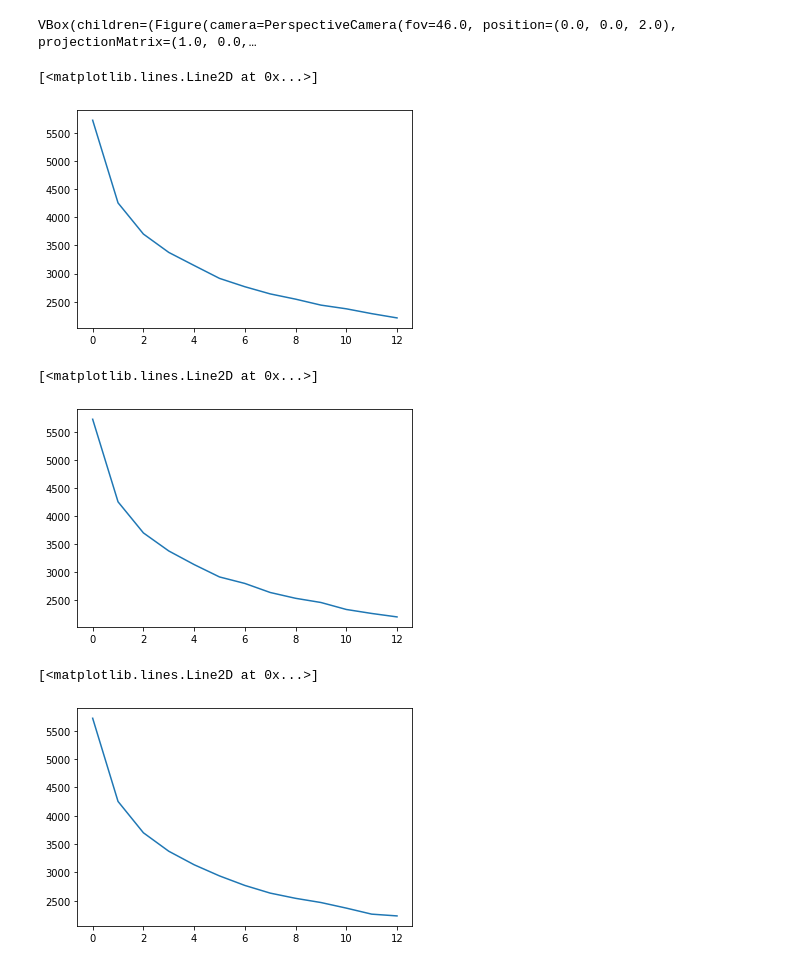
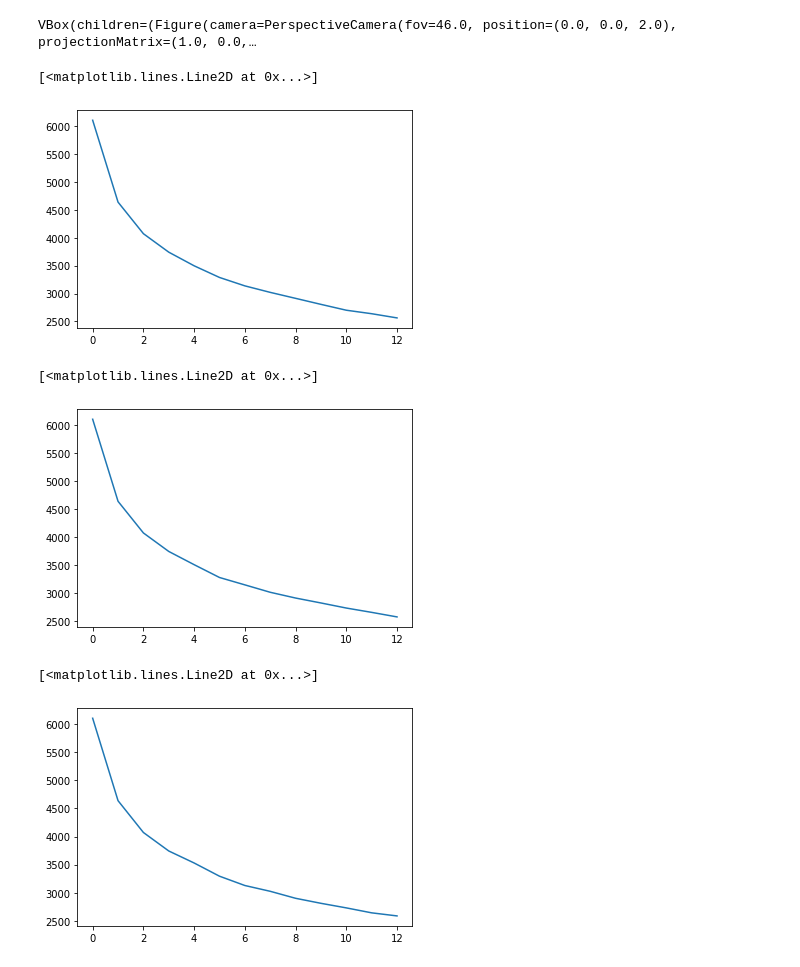
Before and after one commit to sounok1234/Data_Scientist_salalry_analysis, a Jupyter notebook: data_EDA.ipynb, the cells around one changed output. Drawn from its saved outputs; the diff is of its cells as text; code cells hidden in the pictures.

```diff
--- a/data_EDA.ipynb
+++ b/data_EDA.ipynb
@@ -219,8 +252,10 @@ Name: Sector, dtype: int64
+# %%
+new_df_ = pd.concat([new_df, dummy_df2], axis=1)
 # %%
 from sklearn.cluster import KMeans
 from sklearn.preprocessing import StandardScaler
 # %%
-df_test = new_df[['Rating', 'avg_salary', 'age', 'avg_revenue', 'avg_size', 'desc_len']]
+df_test = new_df_[['Rating', 'avg_salary', 'age', 'avg_revenue', 'avg_size', 'desc_len']]
 # %%
 scaler = StandardScaler()
 X = scaler.fit(df_test).transform(df_test)
@@ -284,10 +322,10 @@ ipv.show()
 VBox(children=(Figure(camera=PerspectiveCamera(fov=46.0, position=(0.0, 0.0, 2.0), projectionMatrix=(1.0, 0.0,…
 # %%
 columns_to_normalize = ['Rating', 'avg_salary', 'age', 'avg_revenue', 'avg_size', 'desc_len']
-new_df[columns_to_normalize] = new_df[columns_to_normalize].apply(lambda x: (x - x.mean()) / np.std(x))
+new_df_[columns_to_normalize] = new_df_[columns_to_normalize].apply(lambda x: (x - x.mean()) / np.std(x))
 # %%
-test_df_ = new_df[['Rating', 'avg_salary', 'age', 'avg_revenue', 'avg_size', 'desc_len', 'private', 'python_', 'R_', 'spark_', 'aws_', 'excel_','analyst', 'data engineer', 'data scientist', 'director', 'manager',
-       'mle', 'seniority']]
+test_df_ = new_df_[['Rating', 'avg_salary', 'age', 'avg_revenue', 'avg_size', 'desc_len', 'private', 'python_', 'R_', 'spark_', 'aws_', 'excel_','analyst', 'data engineer', 'data scientist', 'director', 'manager',
+       'mle', 'seniority', 'Bio + Healthcare', 'Defense + Manufacturing + Petroleum', 'Education + Consumer', 'Finance + Legal + Insurance', 'IT + Media + TC', 'Land + Travel']]
 # %%
 matrix = test_df_.to_numpy()
 # %%
@@ -295,35 +333,35 @@ from kmodes.kprototypes import KPrototypes
 # %%
 cost = []
 for num_clusters in list(range(1,14)):
     kproto = KPrototypes(n_clusters=num_clusters, init='Cao')
-    kproto.fit_predict(matrix, categorical=[6, 7, 8, 9, 10, 11, 12, 13, 14, 15, 16, 17, 18])
+    kproto.fit_predict(matrix, categorical=[6, 7, 8, 9, 10, 11, 12, 13, 14, 15, 16, 17, 18, 19, 20, 21, 22, 23, 24])
     cost.append(kproto.cost_)
 
 plt.plot(cost)
 # %% [output]
 [<matplotlib.lines.Line2D at 0x...>]
-[figure, old version]
+[figure, new version]
 # %%
 cost = []
 for num_clusters in list(range(1,14)):
     kproto = KPrototypes(n_clusters=num_clusters, init='Huang')
-    kproto.fit_predict(matrix, categorical=[6, 7, 8, 9, 10, 11, 12, 13, 14, 15, 16, 17, 18])
+    kproto.fit_predict(matrix, categorical=[6, 7, 8, 9, 10, 11, 12, 13, 14, 15, 16, 17, 18, 19, 20, 21, 22, 23, 24])
     cost.append(kproto.cost_)
 
 plt.plot(cost)
 # %% [output]
 [<matplotlib.lines.Line2D at 0x...>]
-[figure, old version]
+[figure, new version]
 # %%
 cost = []
 for num_clusters in list(range(1,14)):
     kproto = KPrototypes(n_clusters=num_clusters, init='random')
-    kproto.fit_predict(matrix, categorical=[6, 7, 8, 9, 10, 11, 12, 13, 14, 15, 16, 17, 18])
+    kproto.fit_predict(matrix, categorical=[6, 7, 8, 9, 10, 11, 12, 13, 14, 15, 16, 17, 18, 19, 20, 21, 22, 23, 24])
     cost.append(kproto.cost_)
 
 plt.plot(cost)
 # %% [output]
 [<matplotlib.lines.Line2D at 0x...>]
-[figure, old version]
+[figure, new version]
 # %%
 kproto = KPrototypes(n_clusters=5, init='Cao')
```
Also changed, not shown: parts of 17 cells of this notebook.
